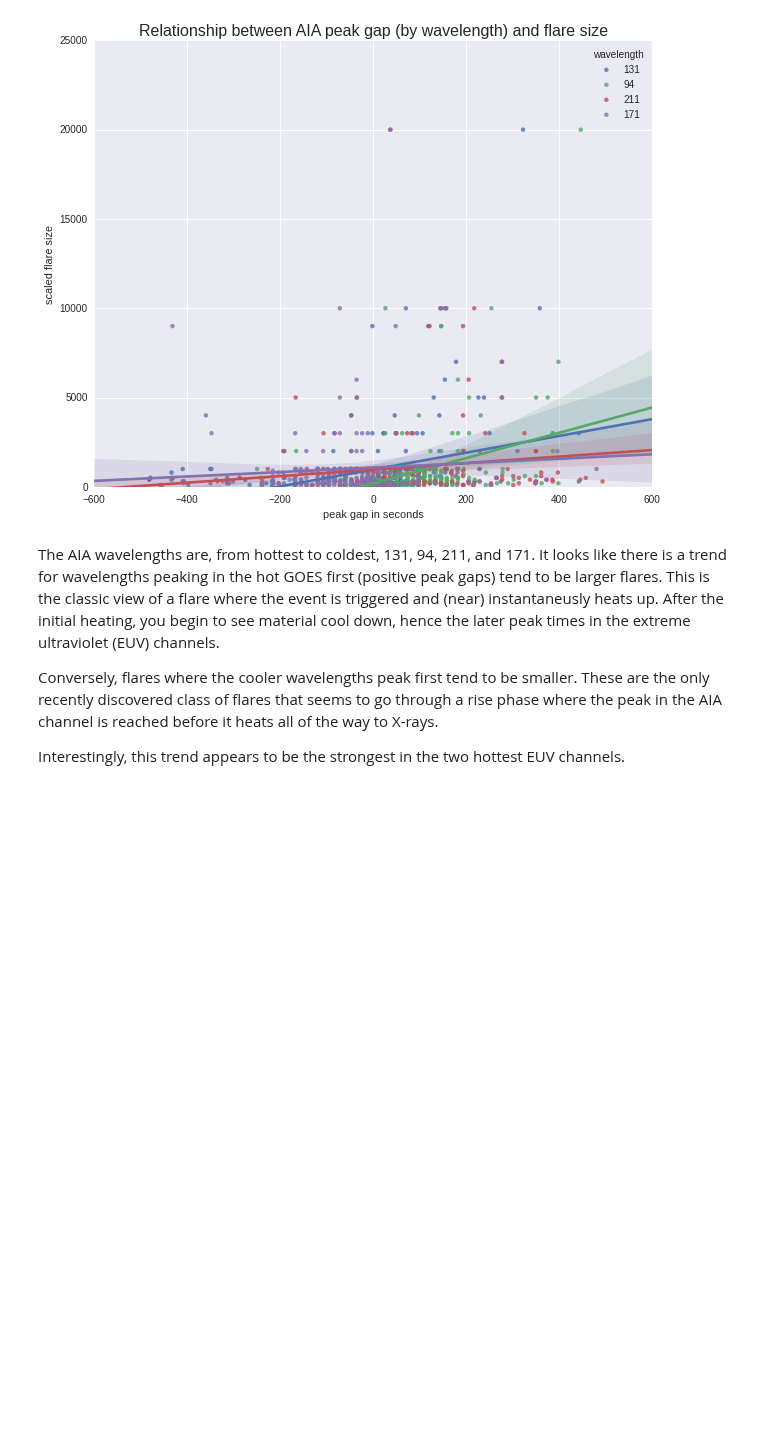
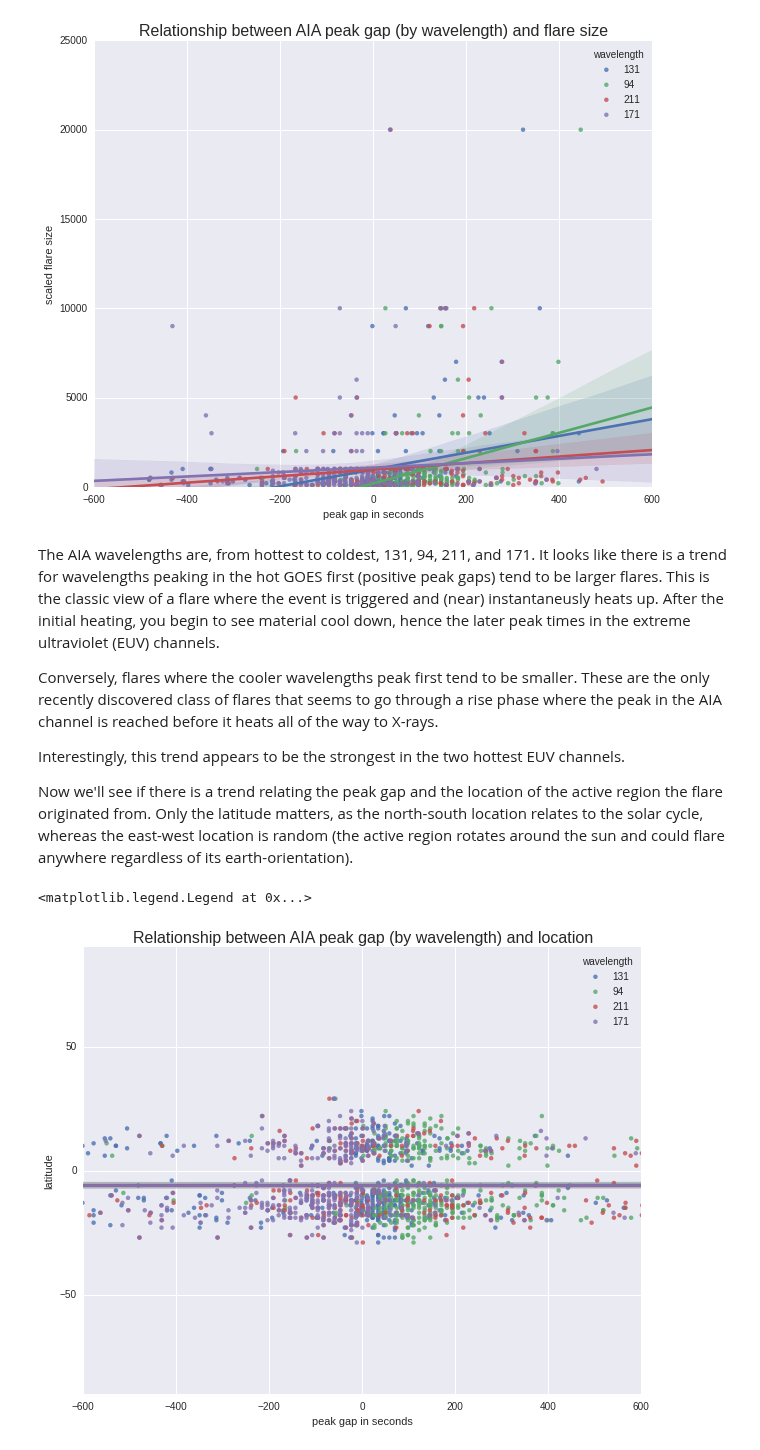
Before and after one commit to Nschanche/Flare_peaks, a Jupyter notebook: flare_project.ipynb, the cells around one changed output. Drawn from its saved outputs; the diff is of its cells as text; code cells hidden in the pictures; blank space fills up the shorter version.

Commit message:
Scatter plot gap v location

```diff
--- a/flare_project.ipynb
+++ b/flare_project.ipynb
@@ -1008,3 +1008,17 @@ The AIA wavelengths are, from hottest to coldest, 131, 94, 211, and 171.  It loo
 Conversely, flares where the cooler wavelengths peak first tend to be smaller. These are the only recently discovered class of flares that seems to go through a rise phase where the peak in the AIA channel is reached before it heats all of the way to X-rays.
 
 Interestingly, this trend appears to be the strongest in the two hottest EUV channels.
+
+Now we'll see if there is a trend relating the peak gap and the location of the active region the flare originated from. Only the latitude matters, as the north-south location relates to the solar cycle, whereas the east-west location is random (the active region rotates around the sun and could flare anywhere regardless of its earth-orientation).
+# %%
+plt.figure(figsize=(10,8))
+plt.title("Relationship between AIA peak gap (by wavelength) and location", size=16)
+plt.xlabel("AIA peak gap (sec)")
+plt.axis([-600,600,-90,90])
+for wl in wavelengths:
+    sns.regplot('%s peak gap'%wl, 'latitude', data=peaks_filtered, label=wl)
+    sns.axlabel('peak gap in seconds', 'latitude')
+plt.legend(title='wavelength')
+# %% [output]
+<matplotlib.legend.Legend at 0x...>
+[figure, added]
```
Also changed, not shown: parts of 1 cell of this notebook.
